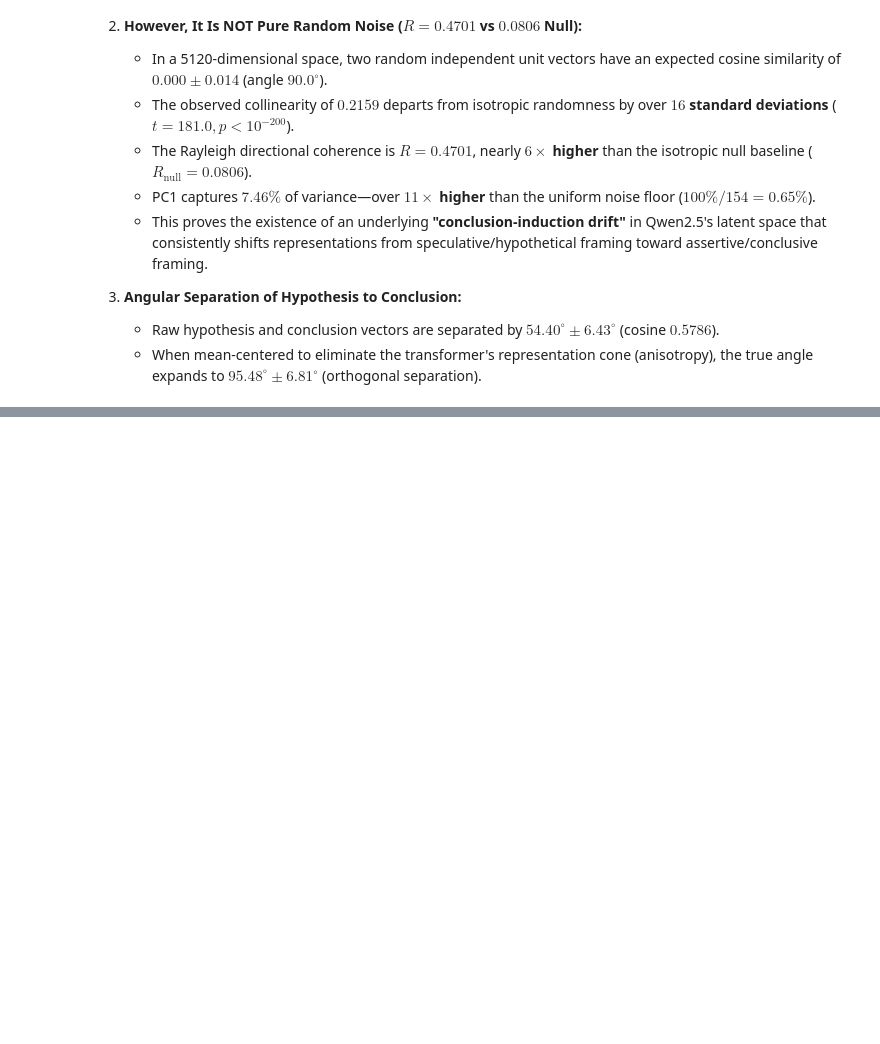
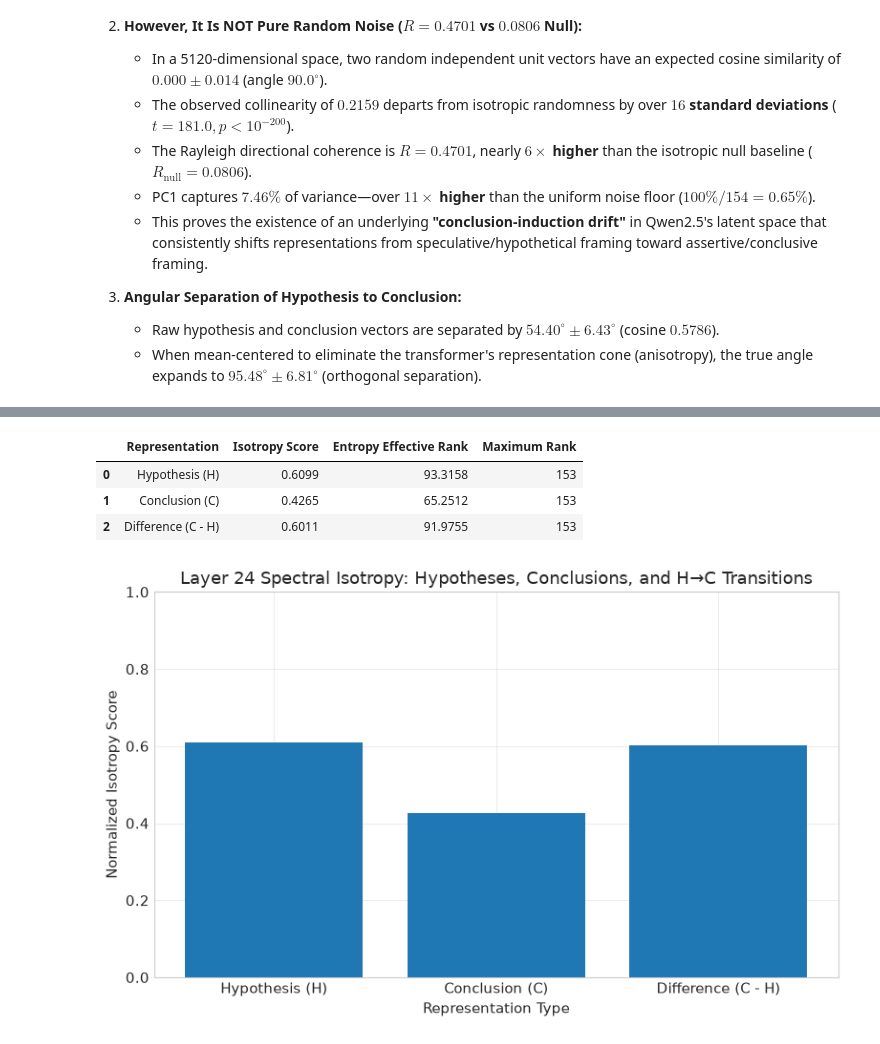
Before and after one commit to csci4491/dscapstonef26, a Jupyter notebook: Layer24_Vector_Distributions_and_Variance.ipynb, the cells around one changed output, grey strips where cells are left out. Cells and saved outputs as stored; diff of their text form; code cells hidden in the pictures; blank space fills up the shorter version.

Commit message:
Add Isotropy calculations

```diff
--- a/Layer24_Vector_Distributions_and_Variance.ipynb
+++ b/Layer24_Vector_Distributions_and_Variance.ipynb
@@ -683,0 +817,49 @@ The empirical findings prove that the latent transition from hypothesis to concl
+# %%
+isotropy_table = pd.DataFrame([
+    {
+        "Representation": "Hypothesis (H)",
+        "Isotropy Score": H_isotropy["isotropy_score"],
+        "Entropy Effective Rank": H_isotropy["entropy_effective_rank"],
+        "Maximum Rank": H_isotropy["max_rank"]
+    },
+    {
+        "Representation": "Conclusion (C)",
+        "Isotropy Score": C_isotropy["isotropy_score"],
+        "Entropy Effective Rank": C_isotropy["entropy_effective_rank"],
+        "Maximum Rank": C_isotropy["max_rank"]
+    },
+    {
+        "Representation": "Difference (C - H)",
+        "Isotropy Score": D_isotropy["isotropy_score"],
+        "Entropy Effective Rank": D_isotropy["entropy_effective_rank"],
+        "Maximum Rank": D_isotropy["max_rank"]
+    }
+])
+
+display(isotropy_table.round(4))
+
+plt.figure(figsize=(8, 5))
+
+plt.bar(
+    isotropy_table["Representation"],
+    isotropy_table["Isotropy Score"]
+)
+
+plt.ylim(0, 1)
+
+plt.ylabel("Normalized Isotropy Score")
+plt.xlabel("Representation Type")
+
+plt.title(
+    "Layer 24 Spectral Isotropy: "
+    "Hypotheses, Conclusions, and H→C Transitions"
+)
+
+plt.tight_layout()
+plt.show()
+# %% [output]
+|  | Representation | Isotropy Score | Entropy Effective Rank | Maximum Rank |
+| 0 | Hypothesis (H) | 0.6099 | 93.3158 | 153 |
+| 1 | Conclusion (C) | 0.4265 | 65.2512 | 153 |
+| 2 | Difference (C - H) | 0.6011 | 91.9755 | 153 |
+[figure, added]
```
Also changed, not shown: parts of 4 cells of this notebook, 7 other files.
